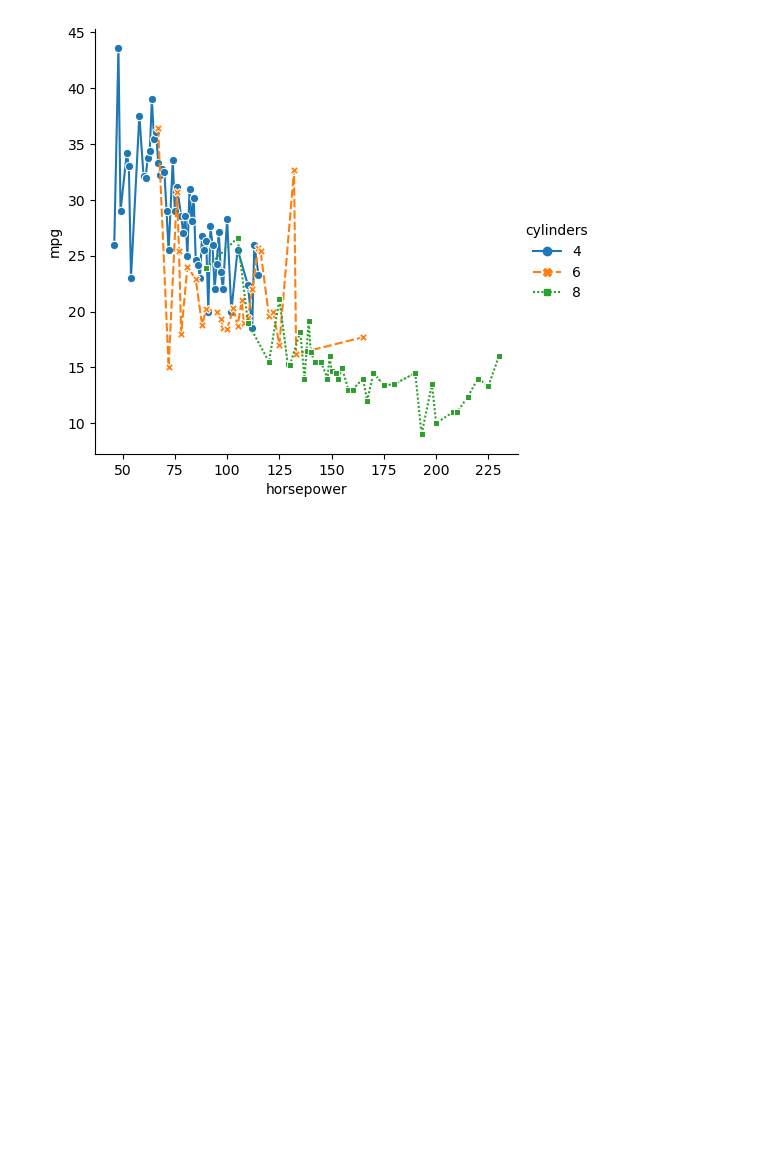
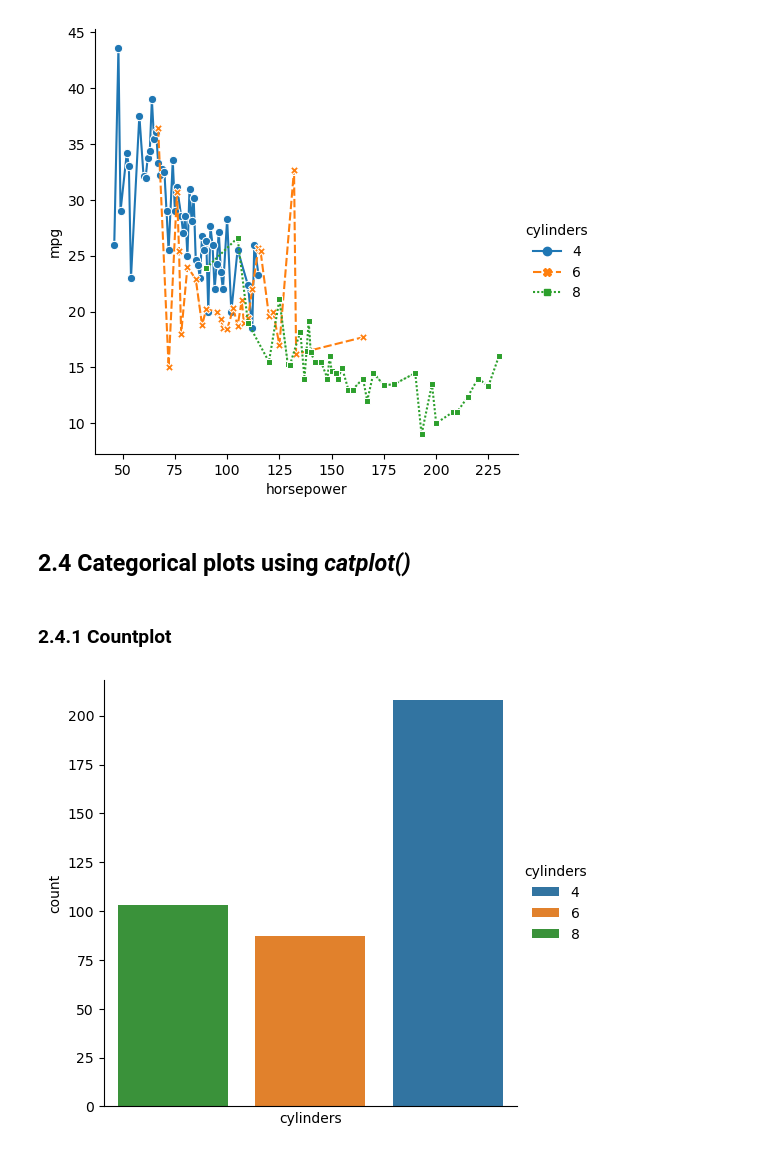
Before and after one commit to Timm26/Data_Science_Handbook, a Jupyter notebook: Preprocessing and EDA/Data_Visualisation_with_Matplotlib_and_Seaborn.ipynb, the cells around one changed output. Cells and saved outputs as stored; diff of their text form; code cells hidden in the pictures; blank space fills up the shorter version.

Commit message:
Finalising Countplot and Catplot

```diff
--- a/Preprocessing and EDA/Data_Visualisation_with_Matplotlib_and_Seaborn.ipynb
+++ b/Preprocessing and EDA/Data_Visualisation_with_Matplotlib_and_Seaborn.ipynb
@@ -261,3 +261,14 @@ sns.relplot(x = "horsepower", y = "mpg", data = cars,
 plt.show()
 # %% [output]
 [figure]
+# %% [markdown]
+## 2.4 Categorical plots using *catplot()*
+# %% [markdown]
+### 2.4.1 Countplot
+# %%
+sns.catplot(x = 'cylinders', data = cars,
+            kind = 'count', order = [8, 6, 4], hue = "cylinders")
+plt.xticks([])
+plt.show()
+# %% [output]
+[figure, added]
```
Also changed, not shown: parts of 7 cells of this notebook.
